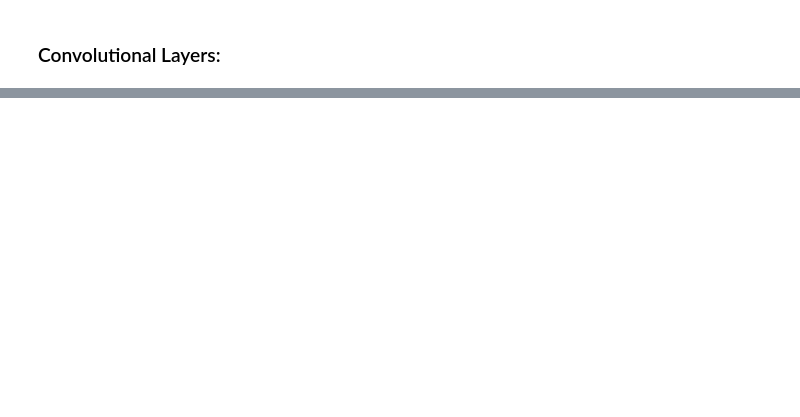
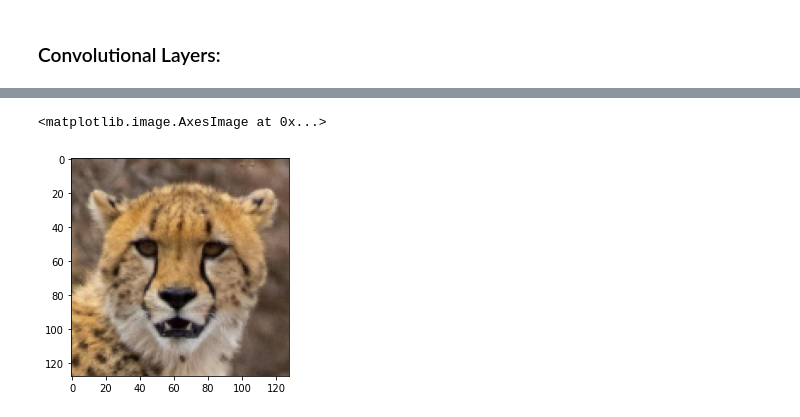
Before and after one commit to kggold4/final-project-deep-learning-image-inpainting, a Jupyter notebook: P3_neural_network_tensorflow_autocoder.ipynb, the cells around one changed output, grey strips where cells are left out. Cells and saved outputs as stored; diff of their text form; code cells hidden in the pictures; blank space fills up the shorter version.

```diff
--- a/P3_neural_network_tensorflow_autocoder.ipynb
+++ b/P3_neural_network_tensorflow_autocoder.ipynb
@@ -117,0 +156,6 @@ _________________________________________________________________
+# %%
+plt.imshow(test_xs[524])
+# plt.imshow(train_xs[1]*255)
+# %% [output]
+<matplotlib.image.AxesImage at 0x...>
+[figure, added]
```
Also changed, not shown: parts of 23 cells of this notebook, 1 other file.
